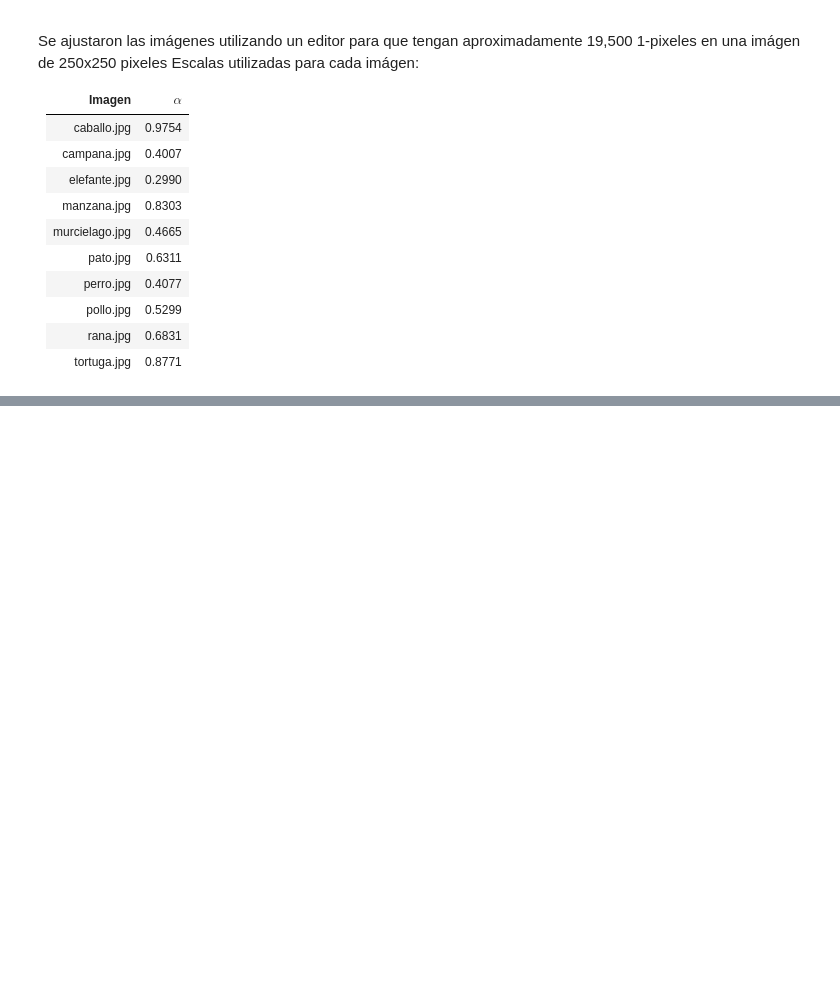
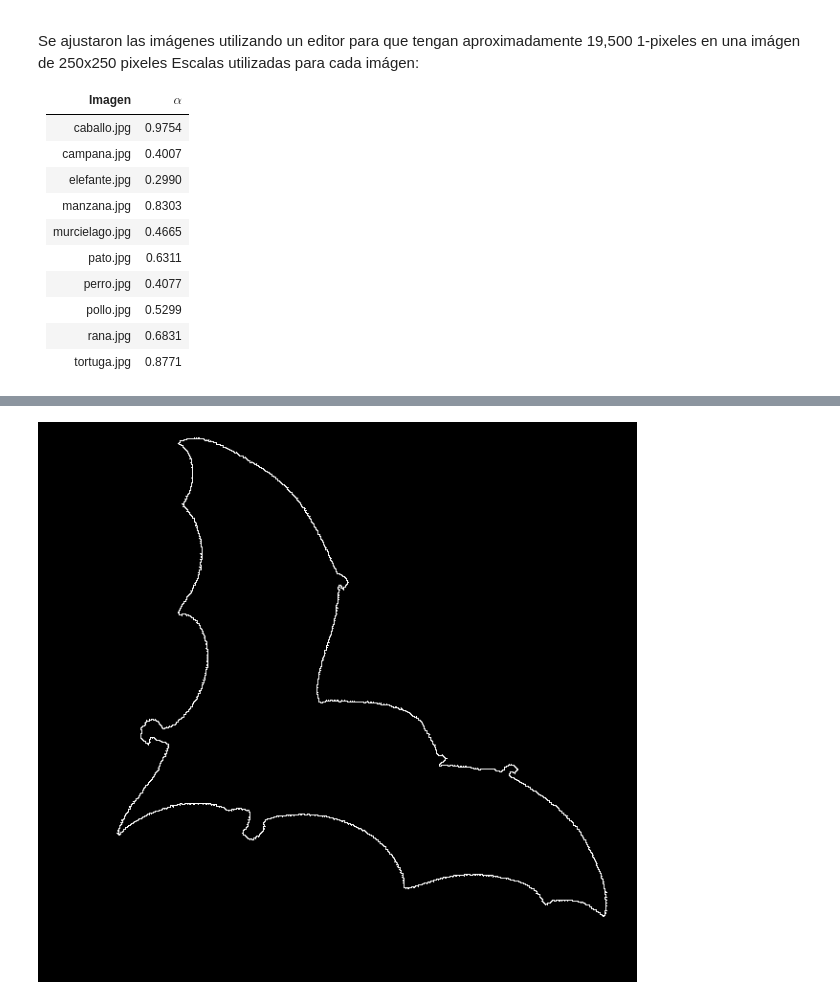
Before and after one commit to ElizondoStudios/Transformaciones-Imagenes-Graficacion, a Jupyter notebook: Tarea 2.ipynb, the cells around one changed output, grey strips where cells are left out. Cells and saved outputs as stored; diff of their text form; code cells hidden in the pictures; blank space fills up the shorter version.

Commit message:
feat: :sparkles: Se agrego la función de contorno al notebook

```diff
--- a/Tarea 2.ipynb
+++ b/Tarea 2.ipynb
@@ -93,12 +76,12 @@ print(tabulate(df_esc, headers='keys', tablefmt='pretty'))
 |  tortuga_esc.jpg   | 19511.0 | 115.58300445902312 | 132.16744400594536 | 19511.0 | 19196683.32443  | 95819165390.46944  |  1.0   | 0.05043  | 0.0129  | 83237569.28471  | 2500666455795712.0 | 8.13027 ...
 +--------------------+---------+--------------------+--------------------+---------+-----------------+--------------------+--------+----------+---------+-----------------+--------------------+-------- ...
 # %%
-from Imagen import binarizar_row, calcular_contorno
-from PIL import Image as IMG
-import numpy as np
+from PIL import Image
 
-img = IMG.open('./Dataset/manzana.jpg')
+img = Image.open('./Dataset/murcielago.jpg')
 rgb_matriz = np.array(img)
 pixel_matriz = tuple(map(binarizar_row, rgb_matriz))
 
-calcular_contorno(pixel_matriz)
+display(calcular_contorno(pixel_matriz))
+# %% [output]
+[figure, added]
```
Also changed, not shown: parts of 2 cells of this notebook.
